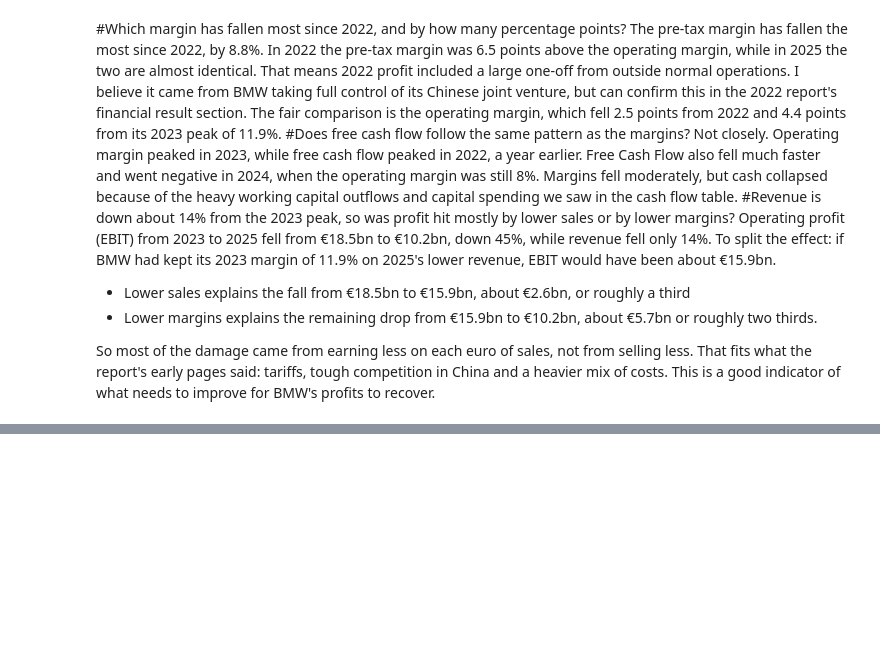
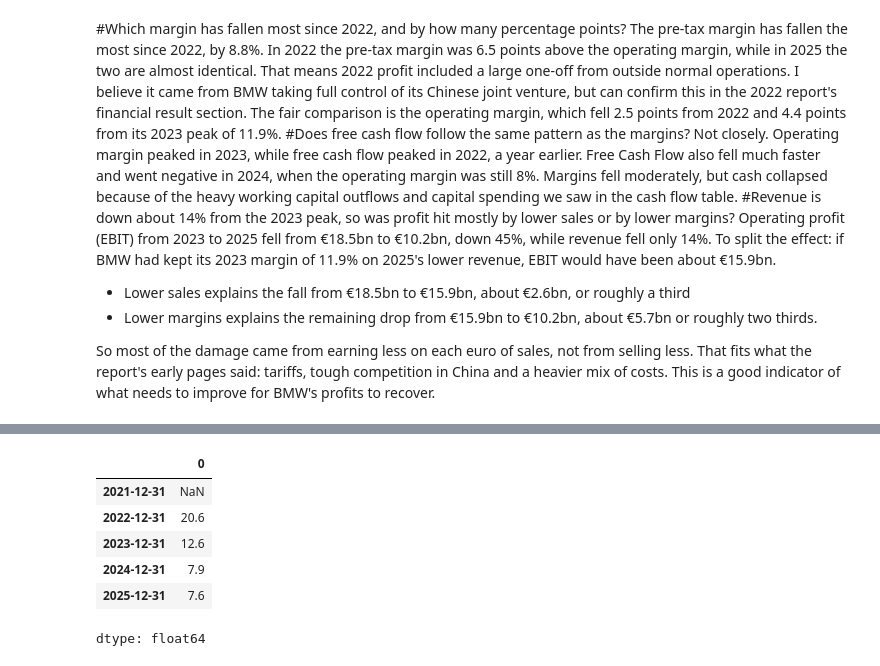
Before and after one commit to JoeSteward-04/Asset-Management-Project, a Jupyter notebook: notebooks/BMW_data_pull.ipynb, the cells around one changed output, grey strips where cells are left out. Drawn from its saved outputs; the diff is of its cells as text; code cells hidden in the pictures; blank space fills up the shorter version.

```diff
--- a/notebooks/BMW_data_pull.ipynb
+++ b/notebooks/BMW_data_pull.ipynb
@@ -477,0 +523,14 @@ So most of the damage came from earning less on each euro of sales, not from sel
+# %%
+roe_check = (income.loc["Net Income"] / balance.loc["Stockholders Equity"]
+             * 100).round(1)
+roe_check
+#this now matches up with our expected figures, note the trends are still
+#the same, however good to know regardless
+# %% [output]
+|  | 0 |
+| 2021-12-31 | NaN |
+| 2022-12-31 | 20.6 |
+| 2023-12-31 | 12.6 |
+| 2024-12-31 | 7.9 |
+| 2025-12-31 | 7.6 |
+dtype: float64
```
Also changed, not shown: parts of 6 cells of this notebook.
